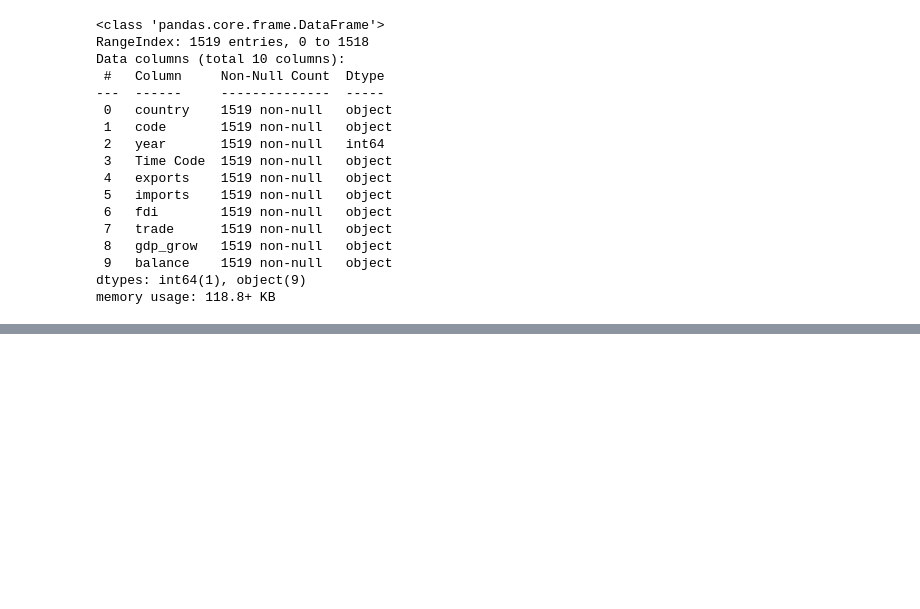
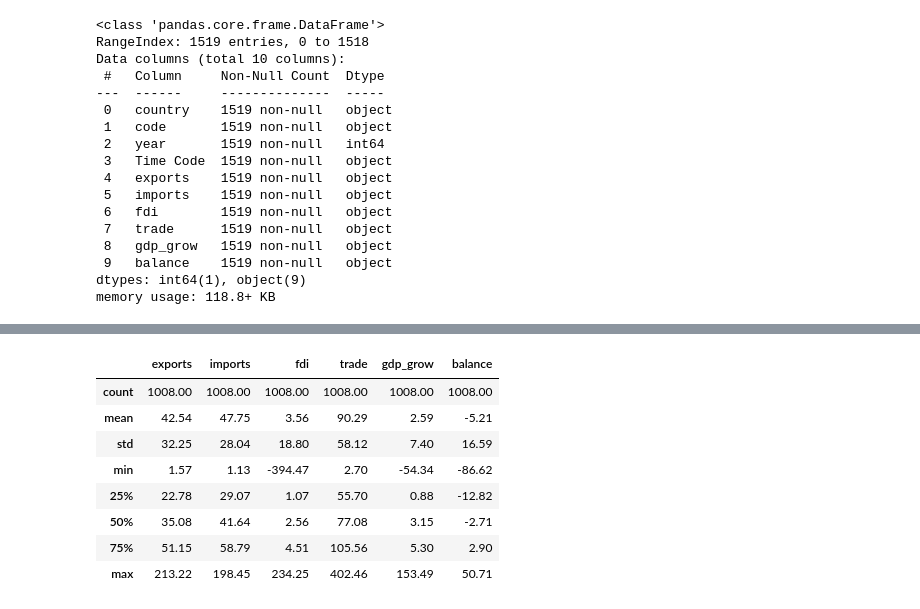
Before and after one commit to DJohanTwT/DataV24, a Jupyter notebook: C2_Clase_5_Dataframe.ipynb, the cells around one changed output, grey strips where cells are left out. Cells and saved outputs as stored; diff of their text form; code cells hidden in the pictures; blank space fills up the shorter version.

```diff
--- a/C2_Clase_5_Dataframe.ipynb
+++ b/C2_Clase_5_Dataframe.ipynb
@@ -110,0 +265,12 @@ memory usage: 118.8+ KB
+# %%
+d2.describe().apply(lambda s: s.apply('{0:.2f}'.format)) #.2 es que se le esta pidiendo 2 decimales
+# %% [output]
+|  | exports | imports | fdi | trade | gdp_grow | balance |
+| count | 1008.00 | 1008.00 | 1008.00 | 1008.00 | 1008.00 | 1008.00 |
+| mean | 42.54 | 47.75 | 3.56 | 90.29 | 2.59 | -5.21 |
+| std | 32.25 | 28.04 | 18.80 | 58.12 | 7.40 | 16.59 |
+| min | 1.57 | 1.13 | -394.47 | 2.70 | -54.34 | -86.62 |
+| 25% | 22.78 | 29.07 | 1.07 | 55.70 | 0.88 | -12.82 |
+| 50% | 35.08 | 41.64 | 2.56 | 77.08 | 3.15 | -2.71 |
+| 75% | 51.15 | 58.79 | 4.51 | 105.56 | 5.30 | 2.90 |
+| max | 213.22 | 198.45 | 234.25 | 402.46 | 153.49 | 50.71 |
```
Also changed, not shown: parts of 16 cells of this notebook.
